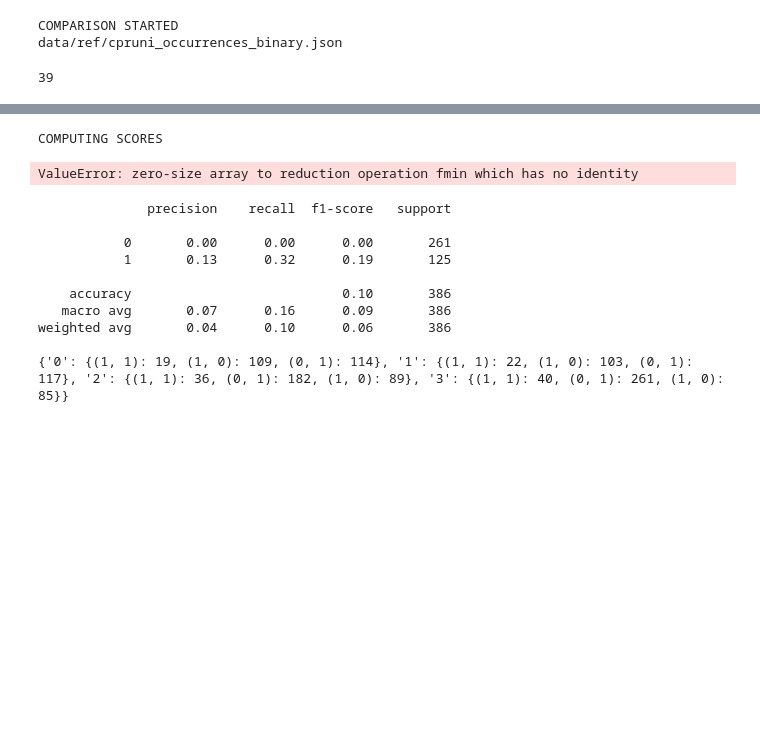
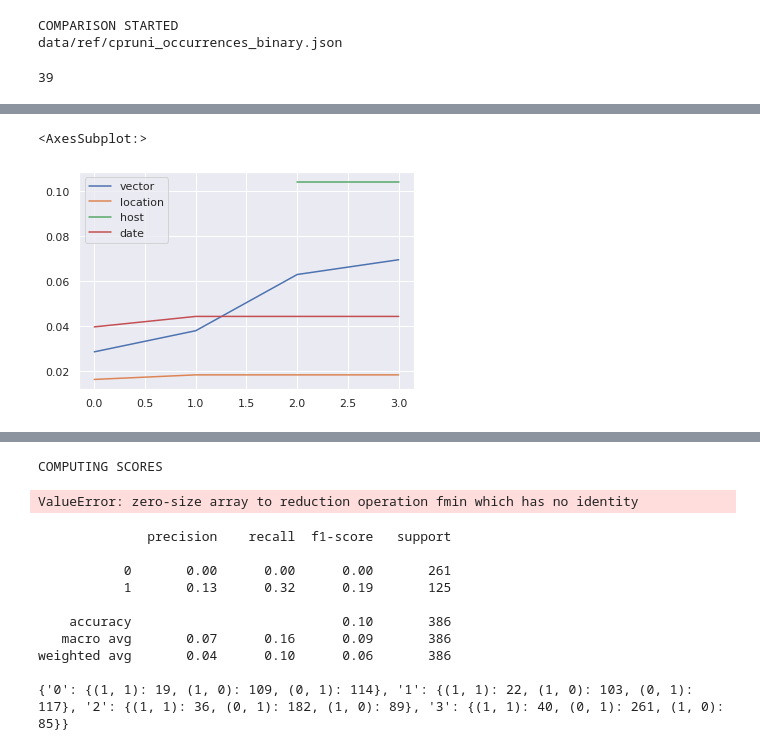
Before and after one commit to e-lubrini/psylve, a Jupyter notebook: src/evaluation/eval_pipeline.ipynb, the cells around one changed output, grey strips where cells are left out. Cells and saved outputs as stored; diff of their text form; code cells hidden in the pictures; blank space fills up the shorter version.

Commit message:
added visualisation for types

```diff
--- a/src/evaluation/eval_pipeline.ipynb
+++ b/src/evaluation/eval_pipeline.ipynb
@@ -258,6 +262,7 @@ def evaluate(ref_filepath, pred_ent_filepath, pred_rel_filepath, out='doc'):
                 'precision': precision,
                 'f1': f1
             }
+        ent_eval[doc] = ent_doc_eval
 
     ## per type evaluation
     ent_type_eval = {}
@@ -297,7 +302,6 @@ for dir,files in pred_filepaths.items():
 
     ent_eval = evaluate(ref_filepath, pred_ent_filepath, pred_rel_filepath)
     ent_type_eval = evaluate(ref_filepath, pred_ent_filepath, pred_rel_filepath, out='type')
-    print(ent_type_eval)
     with open(comparison_filepath, 'w+') as f:
         json.dump(ent_eval, f, indent=4)
     ent_evals[c] = ent_eval
@@ -332,0 +322,3 @@ dict(ent_type_evals_tot)
+# %%
+f1_df = {k:{kn:ent_type_evals[k][kn]['f1'] for (kn,vn) in ent_type_evals[k].items()} for (k,v) in ent_type_evals.items()}
+f1_df
@@ -332,0 +342,6 @@ dict(ent_type_evals_tot)
+# %%
+f1_df = pd.DataFrame.from_dict(f1_df)
+f1_df.T.plot()
+# %% [output]
+<AxesSubplot:>
+[figure, added]
```
Also changed, not shown: parts of 11 cells of this notebook.
